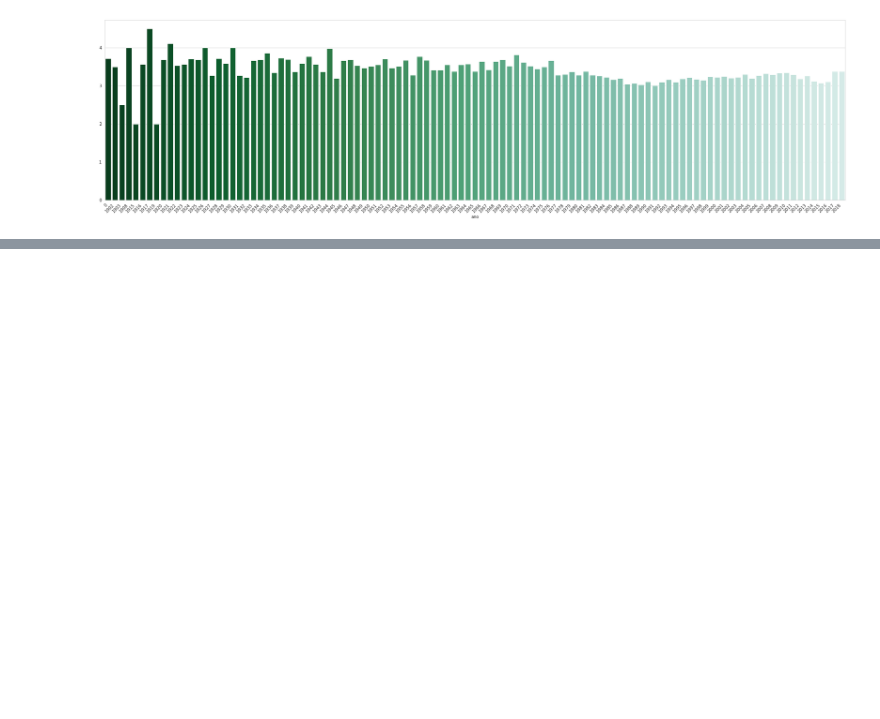
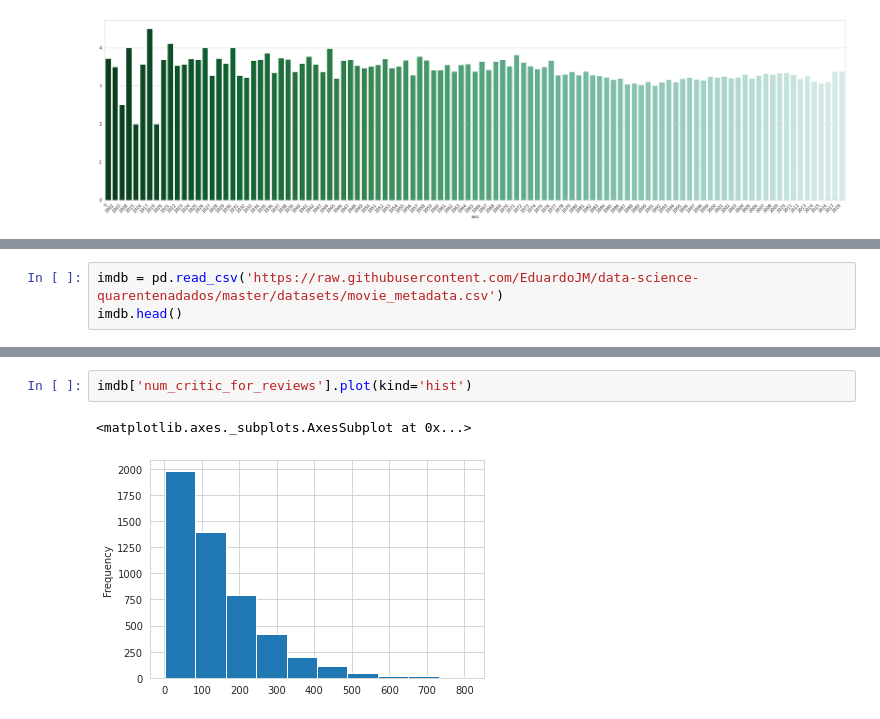
Before and after one commit to EduardoJM/data-science-quarentenadados, a Jupyter notebook: QuarentenaDados_MovieLens_IMDB.ipynb, the cells around one changed output, grey strips where cells are left out. Cells and saved outputs as stored; diff of their text form; blank space fills up the shorter version.

```diff
--- a/QuarentenaDados_MovieLens_IMDB.ipynb
+++ b/QuarentenaDados_MovieLens_IMDB.ipynb
@@ -570,0 +567,3 @@ plt.show()
+# %%
+imdb = pd.read_csv('https://raw.githubusercontent.com/EduardoJM/data-science-quarentenadados/master/datasets/movie_metadata.csv')
+imdb.head()
@@ -570,0 +628,5 @@ plt.show()
+# %%
+imdb['num_critic_for_reviews'].plot(kind='hist')
+# %% [output]
+<matplotlib.axes._subplots.AxesSubplot at 0x...>
+[figure, added]
```
Also changed, not shown: parts of 56 cells of this notebook.
